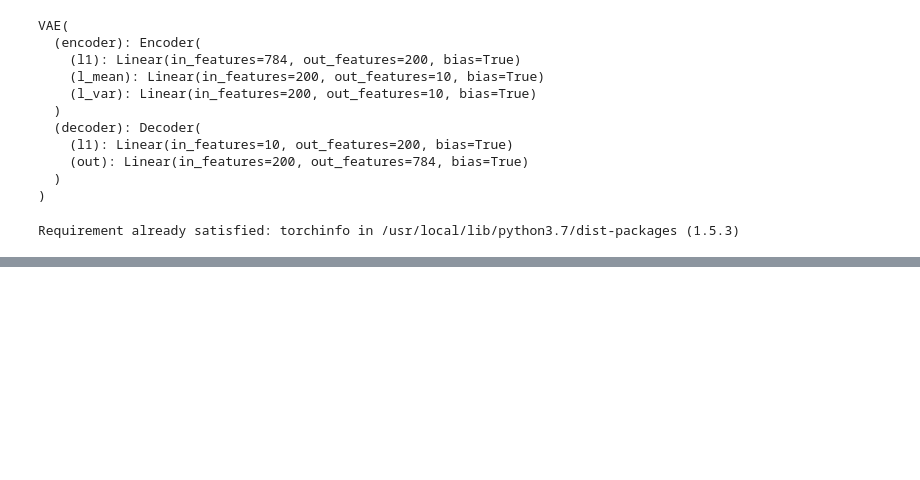
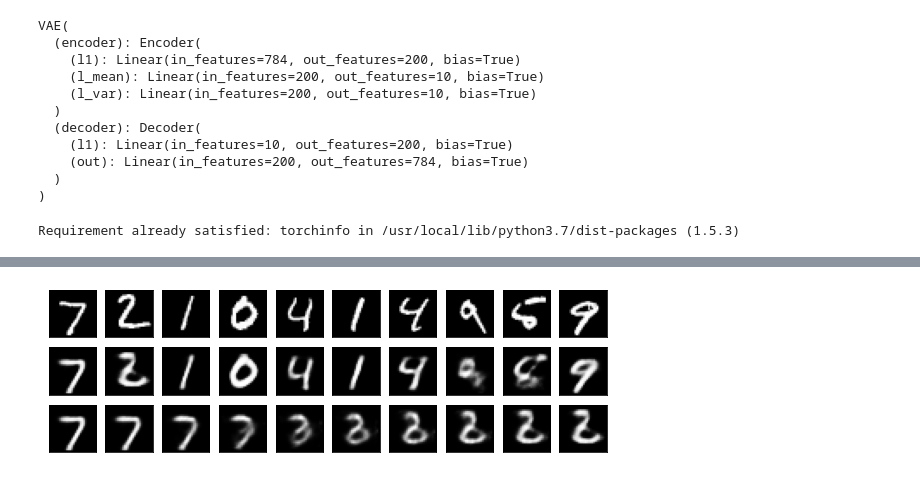
Before and after one commit to nissy-shota/variational-auto-encoder, a Jupyter notebook: VariationalAutoencoder/varialtional_autoencoder.ipynb, the cells around one changed output, grey strips where cells are left out. Drawn from its saved outputs; the diff is of its cells as text; code cells hidden in the pictures; blank space fills up the shorter version.

```diff
--- a/VariationalAutoencoder/varialtional_autoencoder.ipynb
+++ b/VariationalAutoencoder/varialtional_autoencoder.ipynb
@@ -226,0 +262,23 @@ RuntimeError: ignored
+# %%
+fig = plt.figure(figsize=(10,3))
+
+for x, t in test_dataloader:
+    for i, im in enumerate(x.view(-1, 28, 28).detach().numpy()[:10]):
+        ax = fig.add_subplot(3, 10, i+1, xticks=[], yticks=[])
+        ax.imshow(im, 'gray')
+
+    x = x.to(device)
+    y, z = model(x)
+    y = y.view(-1, 28, 28)
+    for i, im in enumerate(y.cpu().detach().numpy()[:10]):
+        ax = fig.add_subplot(3, 10, i+11, xticks=[],yticks=[])
+        ax.imshow(im, 'gray')
+    z1to0 = torch.cat([z[1] * (i*0.1) + z[0] * ((9 - i)* 0.1) for i in range(10)]).reshape(10, 10)
+    y2 = model.decoder(z1to0).view(-1, 28, 28)
+
+    for i, im in enumerate(y2.cpu().detach().numpy()):
+        ax = fig.add_subplot(3, 10, i+21, xticks=[], yticks=[])
+        ax.imshow(im, 'gray')
+    break
+# %% [output]
+[figure, added]
```
Also changed, not shown: parts of 4 cells of this notebook.
